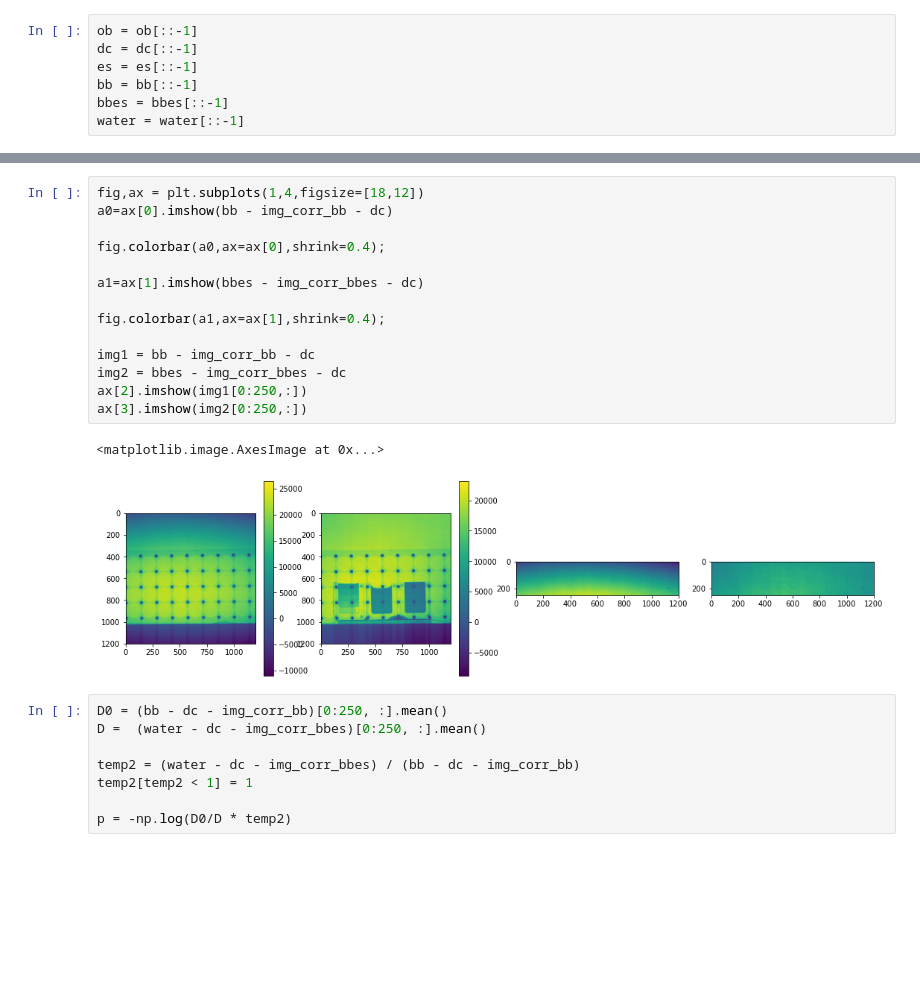
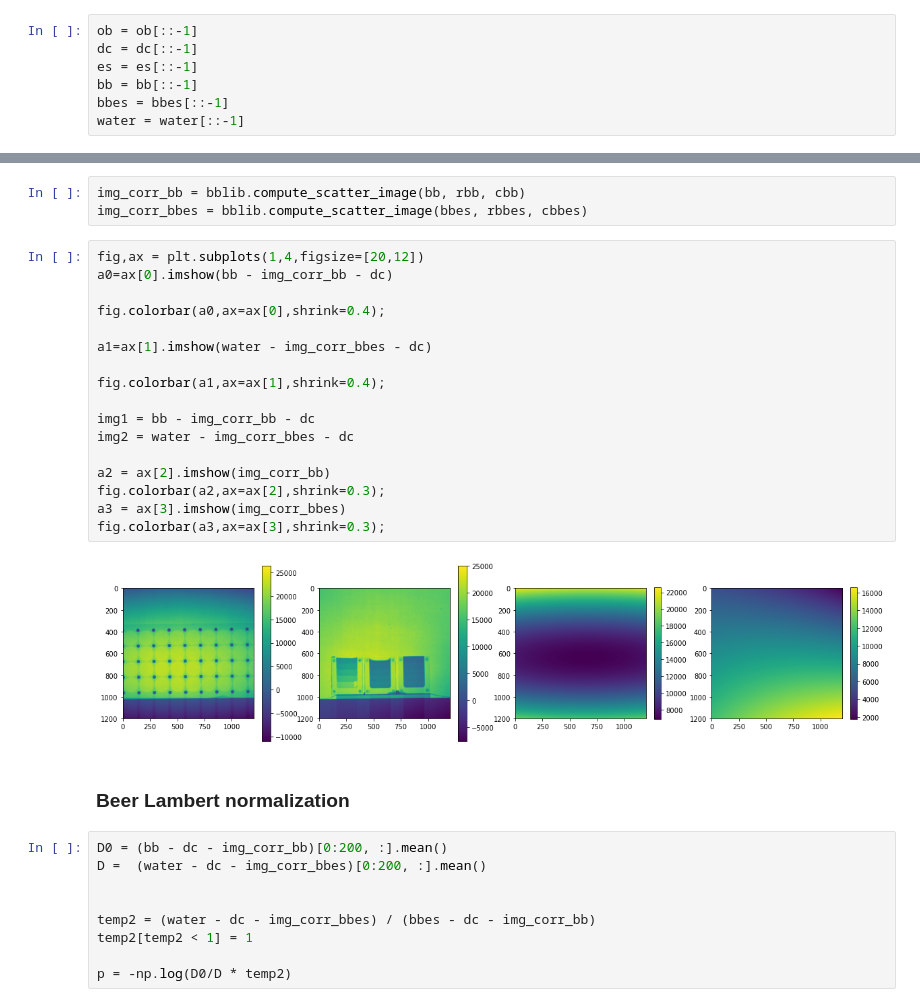
Before and after one commit to mmaehring/CapillaryRiseInSoil, a Jupyter notebook: notebooks/Anders Recipes/FinalTry_StepWedge_BB.ipynb, the cells around one changed output, grey strips where cells are left out. Cells and saved outputs as stored; diff of their text form; blank space fills up the shorter version.

```diff
--- a/notebooks/Anders Recipes/FinalTry_StepWedge_BB.ipynb
+++ b/notebooks/Anders Recipes/FinalTry_StepWedge_BB.ipynb
@@ -53,25 +91,33 @@ upper_bound = 0
+# %%
+img_corr_bb = bblib.compute_scatter_image(bb, rbb, cbb)
+img_corr_bbes = bblib.compute_scatter_image(bbes, rbbes, cbbes)
 # %%
-fig,ax = plt.subplots(1,4,figsize=[18,12])
+fig,ax = plt.subplots(1,4,figsize=[20,12])
 a0=ax[0].imshow(bb - img_corr_bb - dc)
 
 fig.colorbar(a0,ax=ax[0],shrink=0.4);
 
-a1=ax[1].imshow(bbes - img_corr_bbes - dc)
+a1=ax[1].imshow(water - img_corr_bbes - dc)
 
 fig.colorbar(a1,ax=ax[1],shrink=0.4);
 
 img1 = bb - img_corr_bb - dc
-img2 = bbes - img_corr_bbes - dc
-ax[2].imshow(img1[0:250,:])
-ax[3].imshow(img2[0:250,:])
+img2 = water - img_corr_bbes - dc
+
+a2 = ax[2].imshow(img_corr_bb)
+fig.colorbar(a2,ax=ax[2],shrink=0.3);
+a3 = ax[3].imshow(img_corr_bbes)
+fig.colorbar(a3,ax=ax[3],shrink=0.3);
 # %% [output]
-<matplotlib.image.AxesImage at 0x...>
-[figure, old version]
+[figure, new version]
+# %% [markdown]
+### Beer Lambert normalization
 # %%
-D0 = (bb - dc - img_corr_bb)[0:250, :].mean()
-D =  (water - dc - img_corr_bbes)[0:250, :].mean()
+D0 = (bb - dc - img_corr_bb)[0:200, :].mean()
+D =  (water - dc - img_corr_bbes)[0:200, :].mean()
 
-temp2 = (water - dc - img_corr_bbes) / (bb - dc - img_corr_bb)
+
+temp2 = (water - dc - img_corr_bbes) / (bbes - dc - img_corr_bb)
 temp2[temp2 < 1] = 1
 
 p = -np.log(D0/D * temp2)
```
Also changed, not shown: parts of 16 cells of this notebook, 4 other files.
